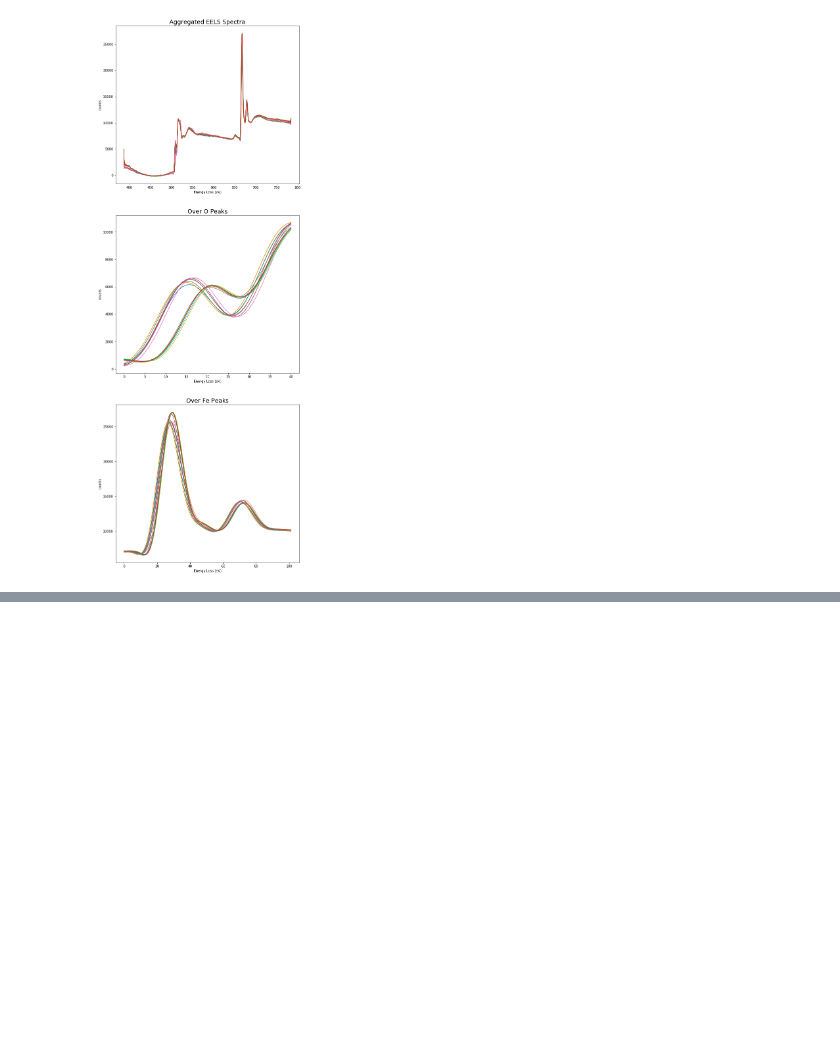
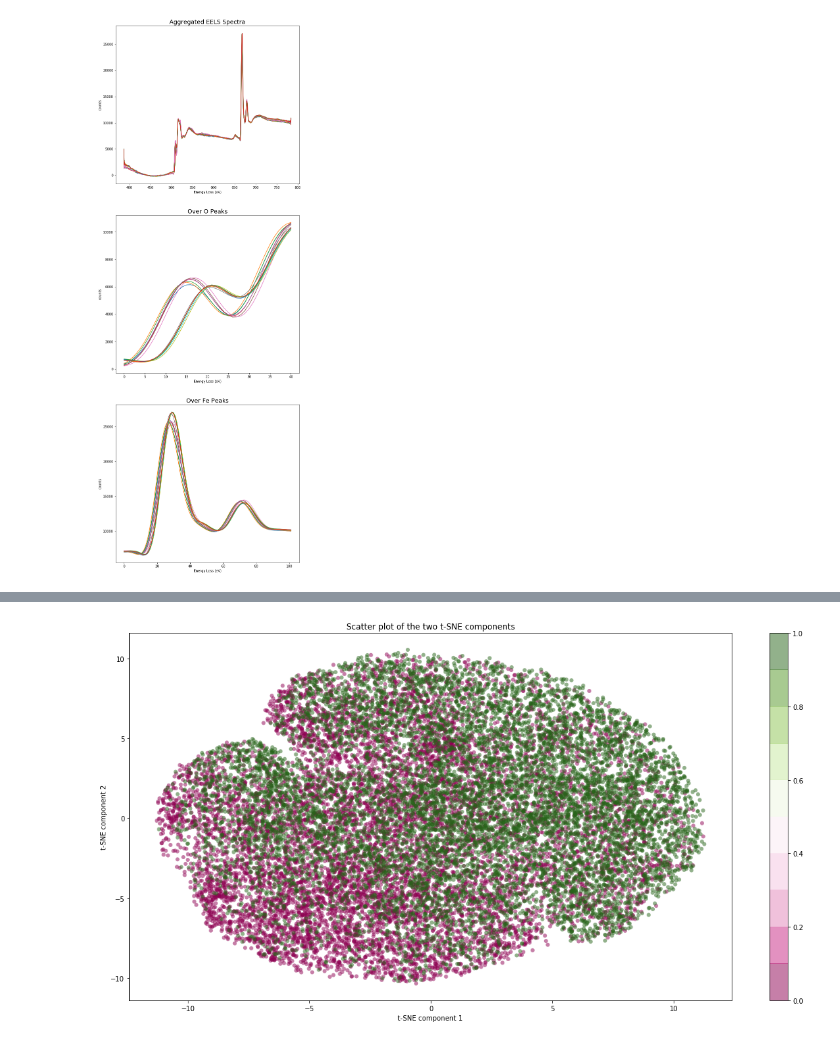
Before and after one commit to techtana/EELS_SFO, a Jupyter notebook: 1_DataPrep.ipynb, the cells around one changed output, grey strips where cells are left out. Saved outputs shown, nothing was run; the diff lists cells and outputs as text; code cells hidden in the pictures; blank space fills up the shorter version.

```diff
--- a/1_DataPrep.ipynb
+++ b/1_DataPrep.ipynb
@@ -329,0 +504,24 @@ plt.show()
+# %%
+import time
+from sklearn.manifold import TSNE
+
+time_start = time.time()
+tsne = TSNE(n_components=2, verbose=1, perplexity=40, n_iter=300)
+tsne_results = tsne.fit_transform(data_ana[])
+
+print('t-SNE done! Time elapsed: {} seconds'.format(time.time()-time_start))
+# %%
+import matplotlib.cm as cm
+
+plt.figure(figsize=(20,10))
+plt.scatter(tsne_results[80000:100000, 0], tsne_results[80000:100000, 1],
+            c=data_tar[80000:100000], edgecolor='none', alpha=0.5,
+            cmap=cm.get_cmap('PiYG', 10))
+plt.title("Scatter plot of the two t-SNE components")
+plt.xlabel('t-SNE component 1')
+plt.ylabel('t-SNE component 2')
+#plt.xlim(-60,150)
+#plt.ylim(-60,60)
+plt.colorbar();
+# %% [output]
+[figure, added]
```
Also changed, not shown: parts of 26 cells of this notebook, 1 other file.
